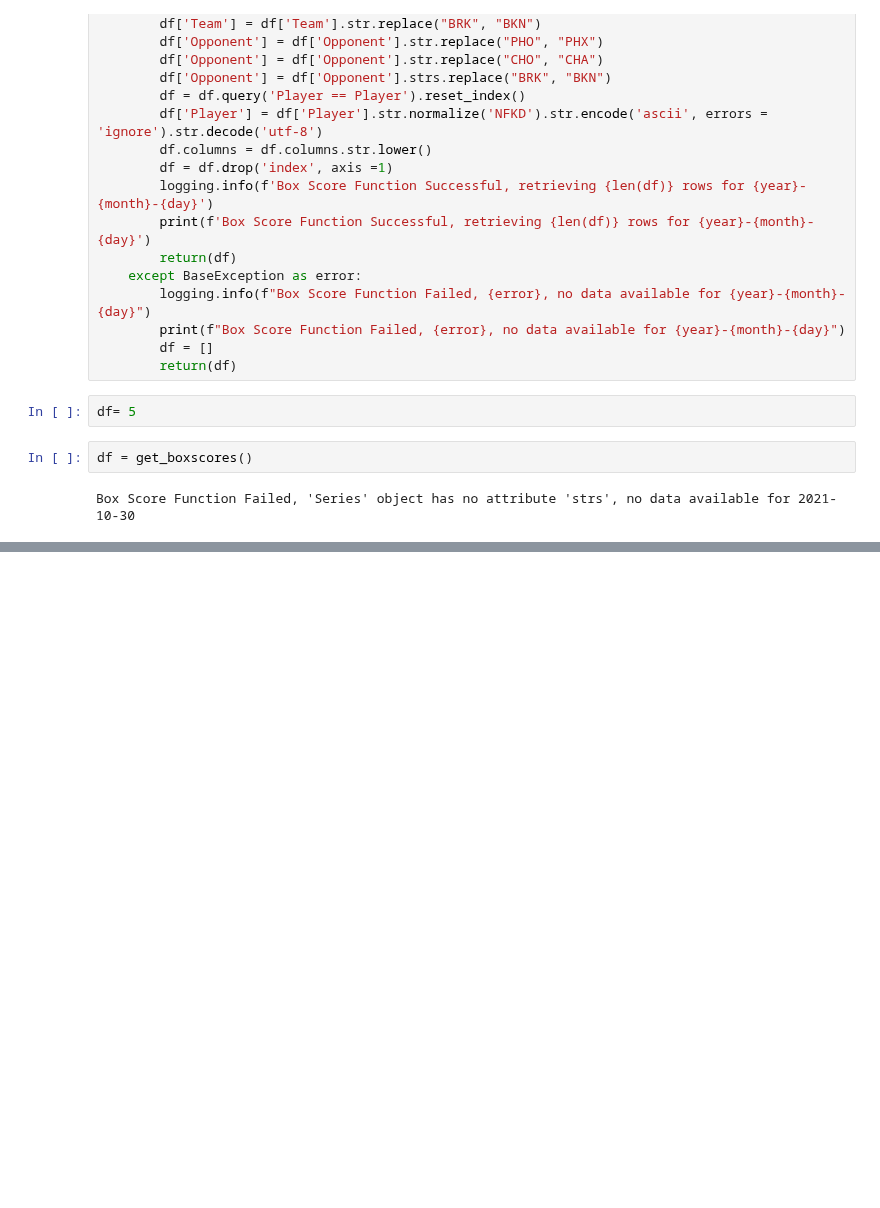
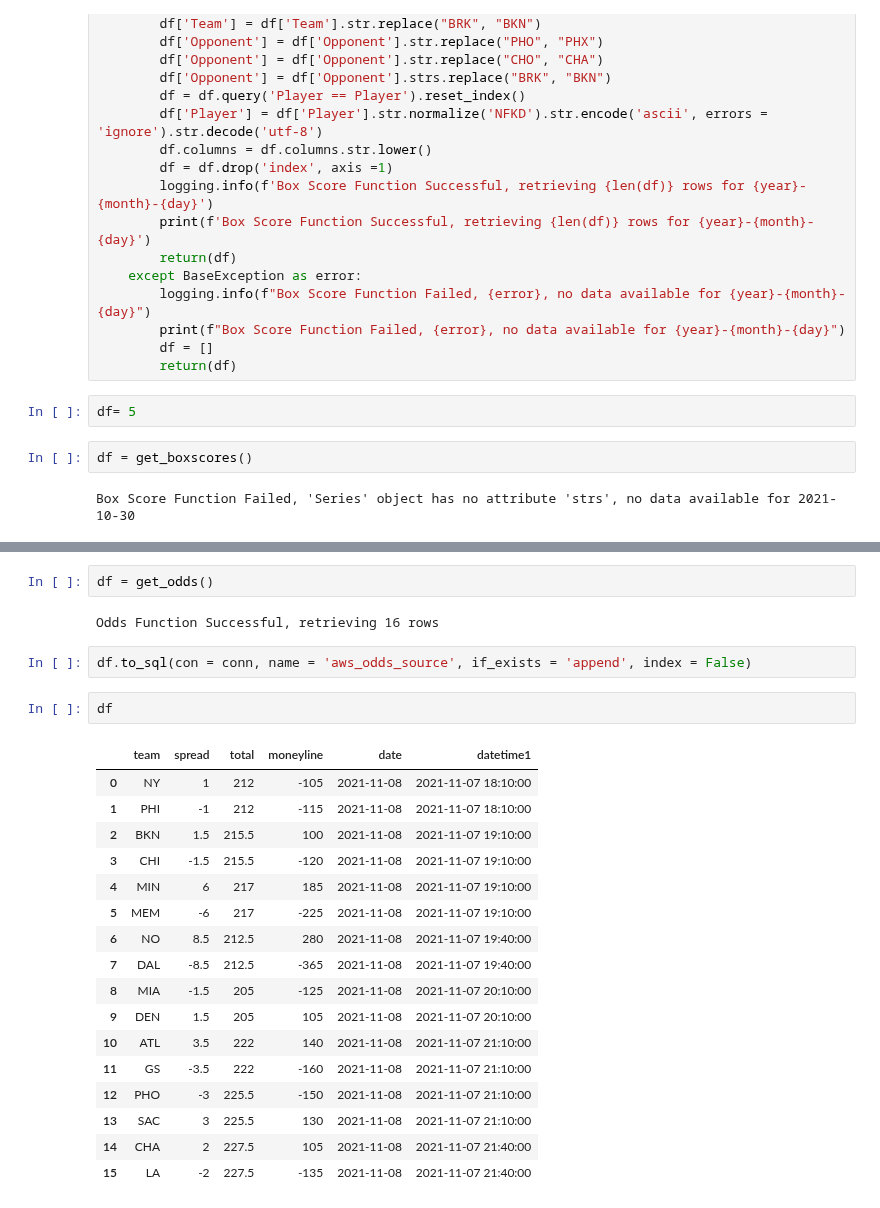
Before and after one commit to jyablonski/jyablonski_praq, a Jupyter notebook: exception_handling.ipynb, the cells around one changed output, grey strips where cells are left out. Saved outputs shown, nothing was run; the diff lists cells and outputs as text; blank space fills up the shorter version.

```diff
--- a/exception_handling.ipynb
+++ b/exception_handling.ipynb
@@ -85,0 +159,26 @@ Box Score Function Failed, 'Series' object has no attribute 'strs', no data avai
+# %%
+df = get_odds()
+# %% [output]
+Odds Function Successful, retrieving 16 rows
+# %%
+df.to_sql(con = conn, name = 'aws_odds_source', if_exists = 'append', index = False)
+# %%
+df
+# %% [output]
+|  | team | spread | total | moneyline | date | datetime1 |
+| 0 | NY | 1 | 212 | -105 | 2021-11-08 | 2021-11-07 18:10:00 |
+| 1 | PHI | -1 | 212 | -115 | 2021-11-08 | 2021-11-07 18:10:00 |
+| 2 | BKN | 1.5 | 215.5 | 100 | 2021-11-08 | 2021-11-07 19:10:00 |
+| 3 | CHI | -1.5 | 215.5 | -120 | 2021-11-08 | 2021-11-07 19:10:00 |
+| 4 | MIN | 6 | 217 | 185 | 2021-11-08 | 2021-11-07 19:10:00 |
+| 5 | MEM | -6 | 217 | -225 | 2021-11-08 | 2021-11-07 19:10:00 |
+| 6 | NO | 8.5 | 212.5 | 280 | 2021-11-08 | 2021-11-07 19:40:00 |
+| 7 | DAL | -8.5 | 212.5 | -365 | 2021-11-08 | 2021-11-07 19:40:00 |
+| 8 | MIA | -1.5 | 205 | -125 | 2021-11-08 | 2021-11-07 20:10:00 |
+| 9 | DEN | 1.5 | 205 | 105 | 2021-11-08 | 2021-11-07 20:10:00 |
+| 10 | ATL | 3.5 | 222 | 140 | 2021-11-08 | 2021-11-07 21:10:00 |
+| 11 | GS | -3.5 | 222 | -160 | 2021-11-08 | 2021-11-07 21:10:00 |
+| 12 | PHO | -3 | 225.5 | -150 | 2021-11-08 | 2021-11-07 21:10:00 |
+| 13 | SAC | 3 | 225.5 | 130 | 2021-11-08 | 2021-11-07 21:10:00 |
+| 14 | CHA | 2 | 227.5 | 105 | 2021-11-08 | 2021-11-07 21:40:00 |
+| 15 | LA | -2 | 227.5 | -135 | 2021-11-08 | 2021-11-07 21:40:00 |
```
Also changed, not shown: parts of 4 cells of this notebook, 29 other files.
